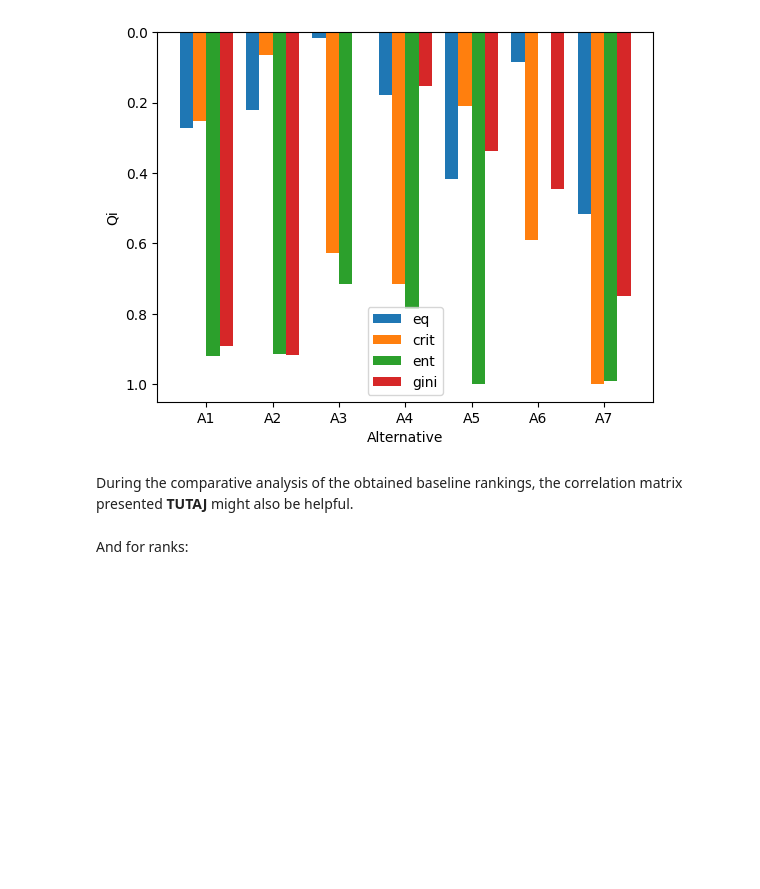
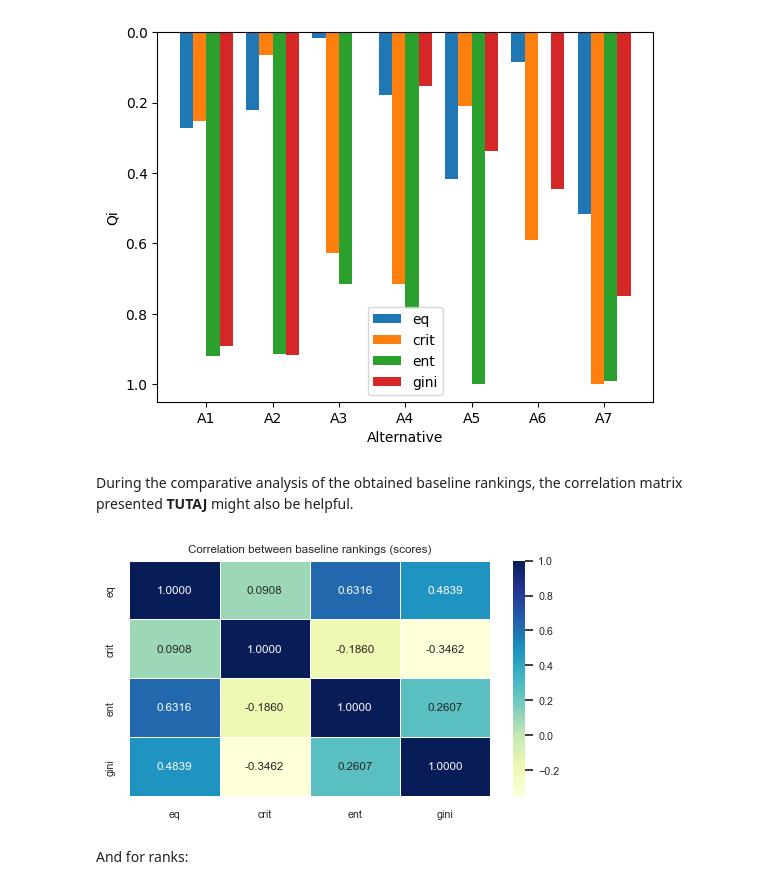
Before and after one commit to arturkarczmarczyk/vikorvanalysis, a Jupyter notebook: article.ipynb, the cells around one changed output. Cells and saved outputs as stored; diff of their text form; code cells hidden in the pictures; blank space fills up the shorter version.

```diff
--- a/article.ipynb
+++ b/article.ipynb
@@ -11,6 +11,17 @@ experiment = VikorVAnalysis('wind_farms_data.csv')
 experiment.run_experiment_v()
 experiment.run_experiment_weights()
 experiment.run_experiment_ahp()
+experiment.run_experiment_criteria_elimination(
+        experiment.data.drop(columns=['S16', 'S17', 'F28', 'F29', 'F30']),
+        experiment.impacts.drop(index=['S16', 'S17', 'F28', 'F29', 'F30']),
+        ahp_weights=np.array([
+            0.041/6, 0.041/6, 0.041/6, 0.041/6, 0.041/6, 0.041/6,
+            0.176/3, 0.176/3, 0.176/3,
+            0.465/6, 0.465/6, 0.465/6, 0.465/6, 0.465/6, 0.465/6, # updated from 8
+            0.318/10, 0.318/10, 0.318/10, 0.318/10, 0.318/10, 0.318/10, 0.318/10, 0.318/10, 0.318/10, 0.318/10,
+            # financial costs removed completely
+        ])
+    )
 # %% [markdown]
 # Towards Robust Sustainable Solutions Using VIKOR
 # %% [markdown]
@@ -146,9 +157,11 @@ plt.show()
 # %% [markdown]
 During the comparative analysis of the obtained baseline rankings, the correlation matrix presented **TUTAJ** might also be helpful.
 # %%
-# from comparator.utils import plot_correlations_heatmap
-# plot_correlations_heatmap(comparisons_v_05.T.corr(), figure_size=(5,3), title="Correlation between baseline rankings (scores)", x_label=None, y_label=None)
-# plt.savefig('var/baseline_correlation_eq_crit_ent_gini_scores.png')
+from comparator.utils import plot_correlations_heatmap
+plot_correlations_heatmap(comparisons_v_05.T.corr(), figure_size=(5,3), title="Correlation between baseline rankings (scores)", x_label=None, y_label=None)
+plt.savefig('var/baseline_correlation_eq_crit_ent_gini_scores.png')
+# %% [output]
+[figure, added]
 # %% [markdown]
 And for ranks:
 # %%
```
Also changed, not shown: parts of 12 cells of this notebook, 1 other file.
